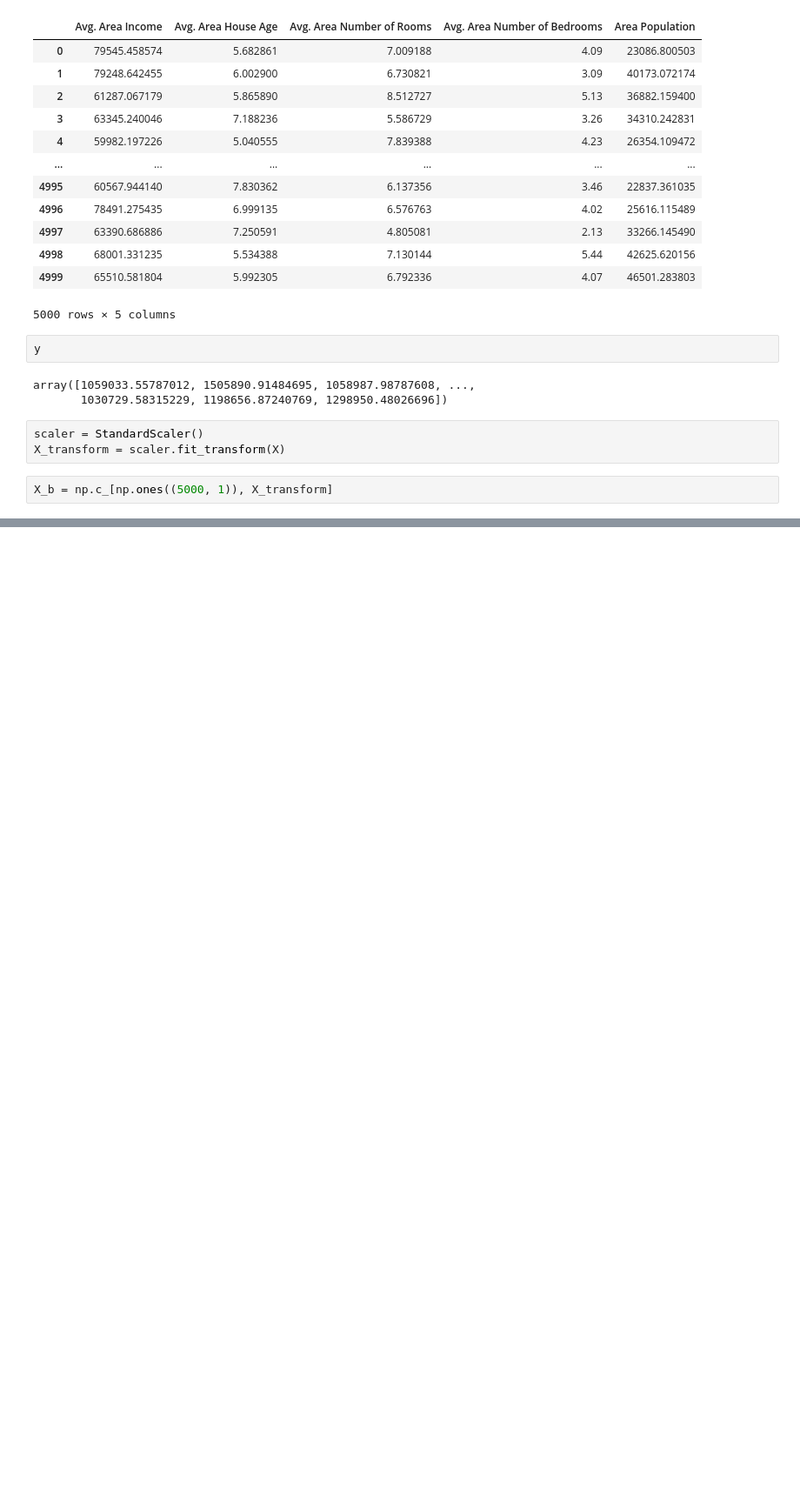
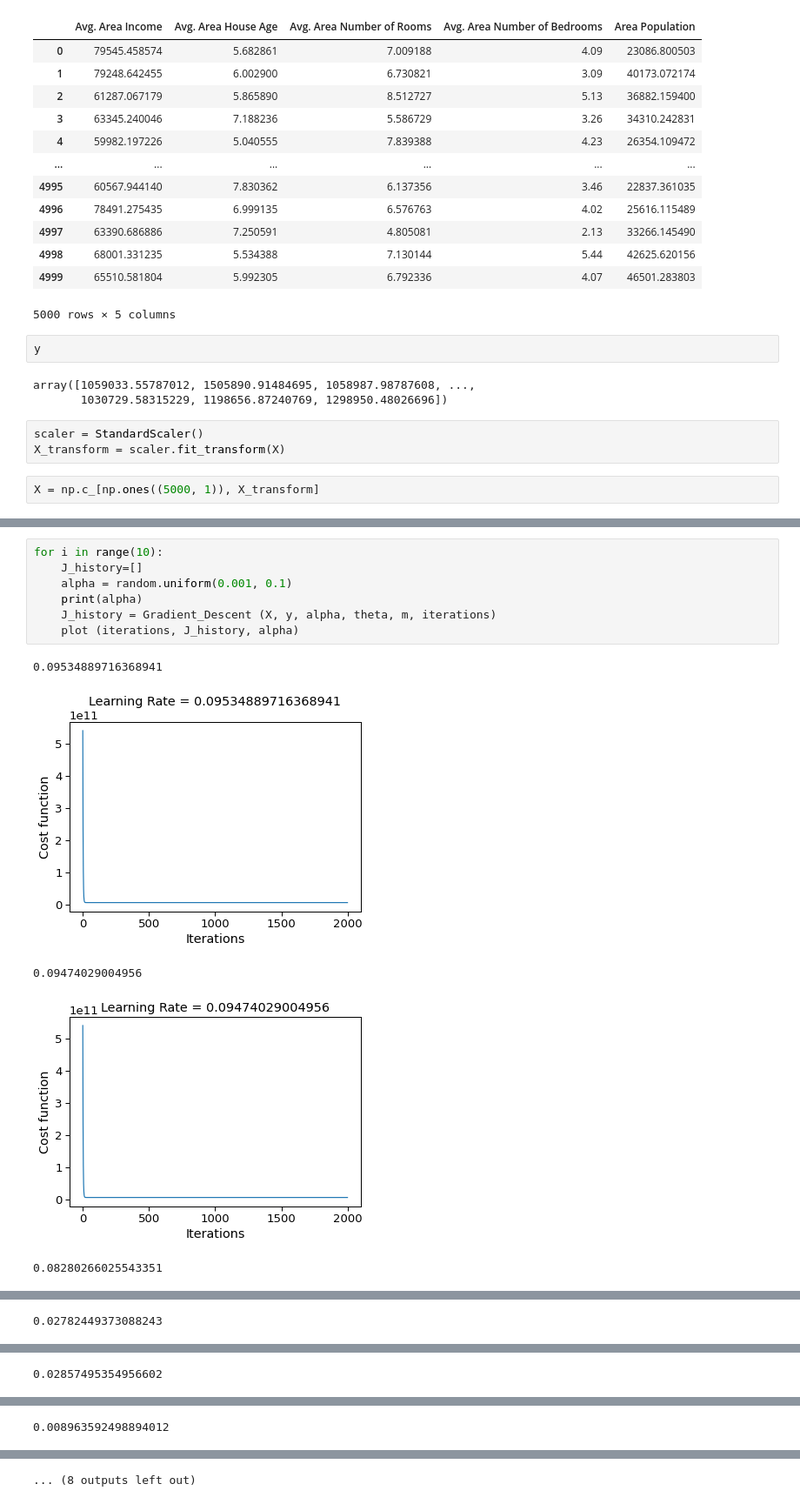
Before and after one commit to ThanhHung2112/Machine_learning, a Jupyter notebook: GD_HPP.ipynb, the cells around one changed output, grey strips where cells are left out. Shown: that part at 87% size. Cells and saved outputs as stored; diff of their text form; blank space fills up the shorter version.

```diff
--- a/GD_HPP.ipynb
+++ b/GD_HPP.ipynb
@@ -151,7 +152,7 @@ array([1059033.55787012, 1505890.91484695, 1058987.98787608, ...,
 scaler = StandardScaler()
 X_transform = scaler.fit_transform(X)
 # %%
-X_b = np.c_[np.ones((5000, 1)), X_transform]
+X = np.c_[np.ones((5000, 1)), X_transform]
 # %%
 #GRADIENT DESCENT
 
@@ -191,0 +188,13 @@ plt.show()
+# %%
+for i in range(10):
+    J_history=[]
+    alpha = random.uniform(0.001, 0.1)
+    print(alpha)
+    J_history = Gradient_Descent (X, y, alpha, theta, m, iterations)
+    plot (iterations, J_history, alpha)
+# %% [output]
+0.09534889716368941
+[figure, added]
+0.09474029004956
+[figure, added]
+0.08280266025543351
@@ -191,0 +202 @@ plt.show()
+0.02782449373088243
@@ -191,0 +204 @@ plt.show()
+0.02857495354956602
@@ -191,0 +206 @@ plt.show()
+0.008963592498894012
@@ -191,0 +208 @@ plt.show()
+... (8 outputs left out)
```
Also changed, not shown: parts of 8 cells of this notebook.
